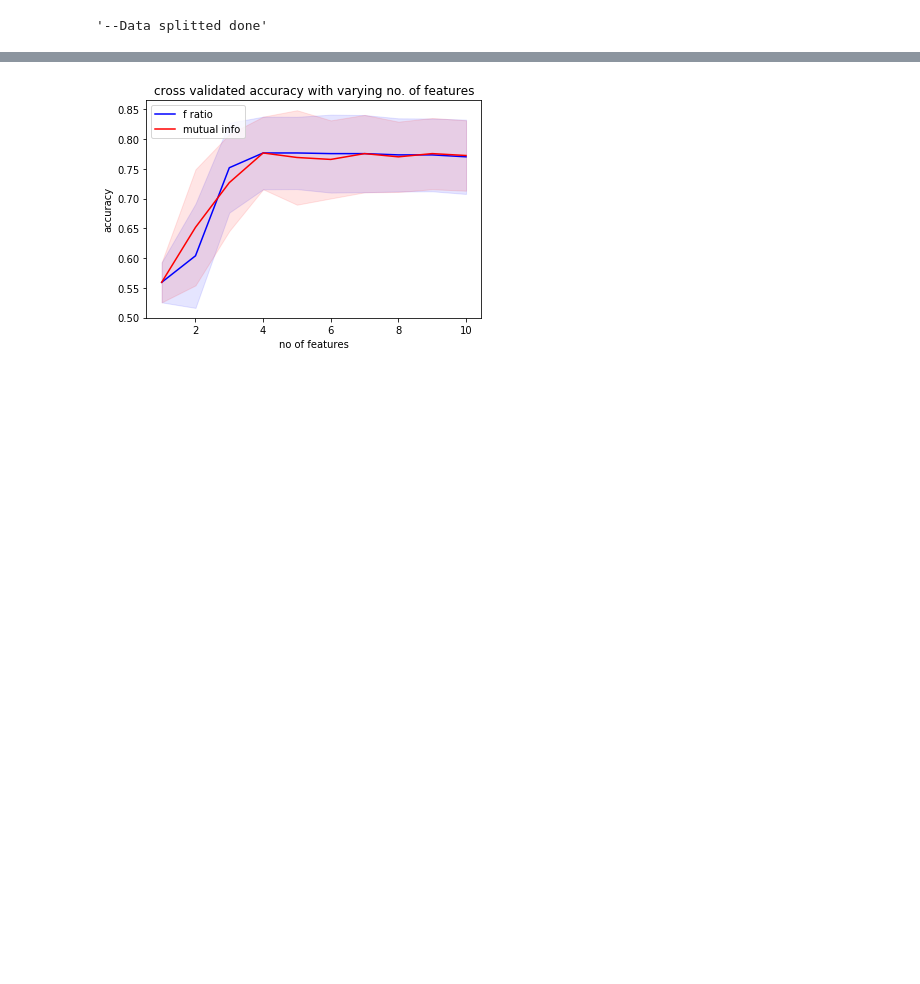
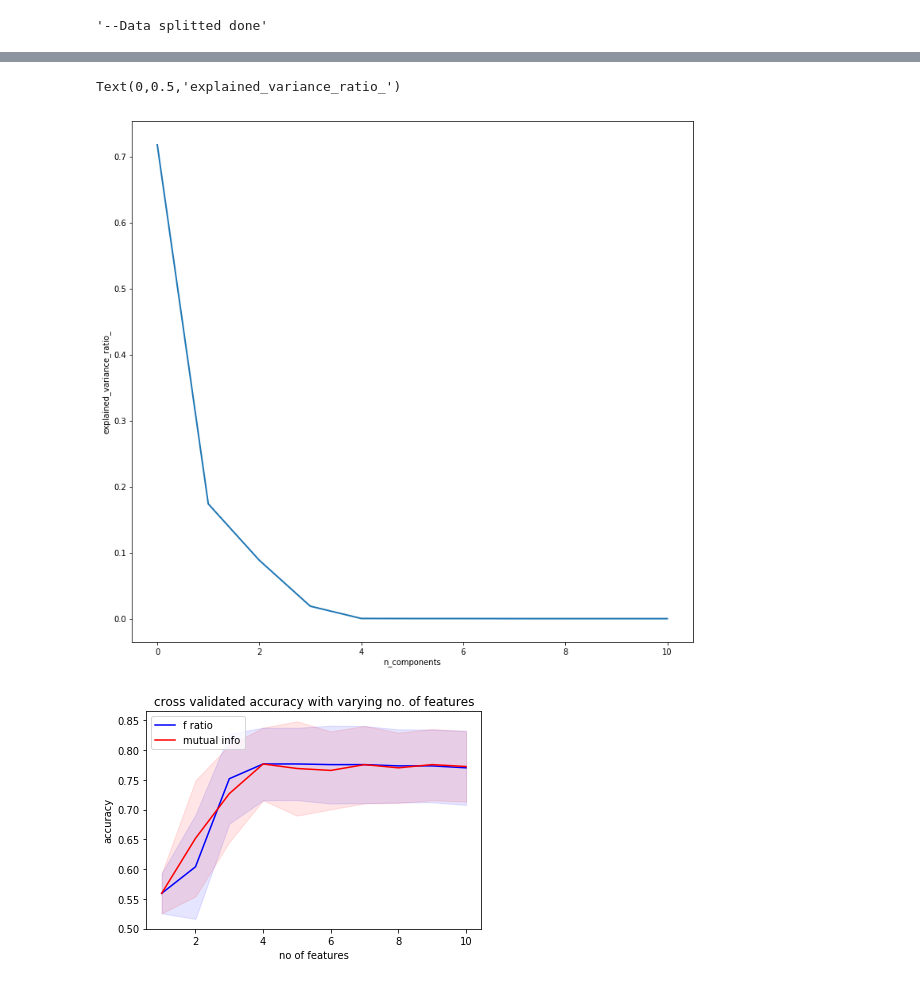
Before and after one commit to javierfs/MyMasterThesis, a Jupyter notebook: Feature_SELECTION.ipynb, the cells around one changed output, grey strips where cells are left out. Drawn from its saved outputs; the diff is of its cells as text; code cells hidden in the pictures; blank space fills up the shorter version.

```diff
--- a/Feature_SELECTION.ipynb
+++ b/Feature_SELECTION.ipynb
@@ -49,3 +140,19 @@ pprint('--Data splitted done')
+# %%
+
+from sklearn.decomposition import PCA
+pca = PCA()
+pca.fit(X)
+
+plt.figure(1, figsize=(14, 13))
+plt.clf()
+plt.axes([.2, .2, .7, .7])
+plt.plot(pca.explained_variance_ratio_, linewidth=2)
+plt.axis('tight')
+plt.xlabel('n_components')
+plt.ylabel('explained_variance_ratio_')
+# %% [output]
+Text(0,0.5,'explained_variance_ratio_')
+[figure, added]
 # %%
 from sklearn.pipeline import Pipeline
 from sklearn.linear_model import LogisticRegression
```
Also changed, not shown: parts of 4 cells of this notebook.
